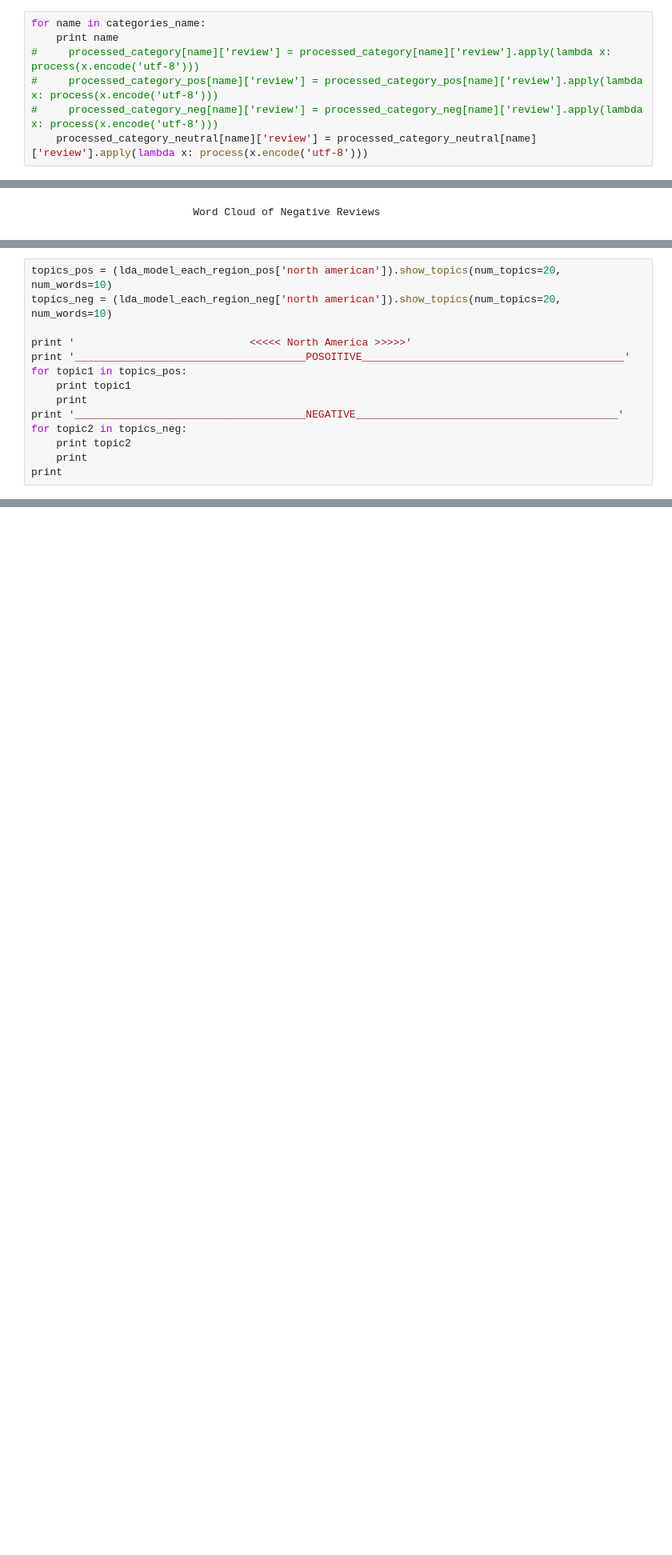
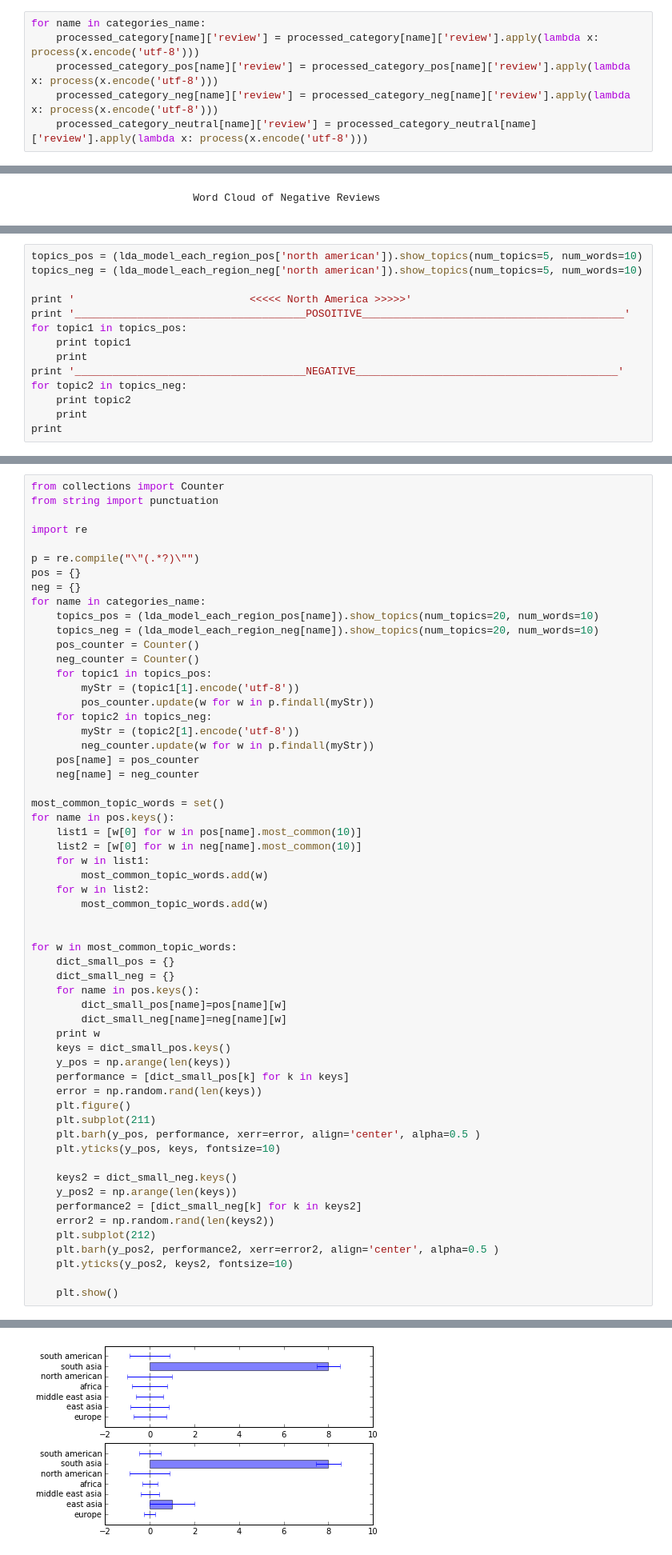
Before and after one commit to atrdjuneChen/YelpAnalysis, a Jupyter notebook: yelp_analysis.ipynb, the cells around one changed output, grey strips where cells are left out. Shown at 80% size. Cells and saved outputs as stored; diff of their text form; blank space fills up the shorter version.

```diff
--- a/yelp_analysis.ipynb
+++ b/yelp_analysis.ipynb
@@ -465,8 +468,7 @@ def has_digit(s):
              Attention: the following functions might take a few minutes.
 # %%
 for name in categories_name:
-    print name
-#     processed_category[name]['review'] = processed_category[name]['review'].apply(lambda x: process(x.encode('utf-8')))
-#     processed_category_pos[name]['review'] = processed_category_pos[name]['review'].apply(lambda x: process(x.encode('utf-8')))
-#     processed_category_neg[name]['review'] = processed_category_neg[name]['review'].apply(lambda x: process(x.encode('utf-8')))
+    processed_category[name]['review'] = processed_category[name]['review'].apply(lambda x: process(x.encode('utf-8')))
+    processed_category_pos[name]['review'] = processed_category_pos[name]['review'].apply(lambda x: process(x.encode('utf-8')))
+    processed_category_neg[name]['review'] = processed_category_neg[name]['review'].apply(lambda x: process(x.encode('utf-8')))
     processed_category_neutral[name]['review'] = processed_category_neutral[name]['review'].apply(lambda x: process(x.encode('utf-8')))
@@ -693,8 +691,8 @@ Our LDA model is now stored as ldamodel. We can review our topics with the print
 
      Following is randomly picking 5 topics from 'North America' using 10 topic words.
 # %%
-topics_pos = (lda_model_each_region_pos['north american']).show_topics(num_topics=20, num_words=10)
-topics_neg = (lda_model_each_region_neg['north american']).show_topics(num_topics=20, num_words=10)
+topics_pos = (lda_model_each_region_pos['north american']).show_topics(num_topics=5, num_words=10)
+topics_neg = (lda_model_each_region_neg['north american']).show_topics(num_topics=5, num_words=10)
 
 print '                            <<<<< North America >>>>>'
 print '_____________________________________POSOITIVE__________________________________________'
@@ -759,0 +742,59 @@ _____________________________________POSOITIVE__________________________________
+# %%
+from collections import Counter
+from string import punctuation
+
+import re
+
+p = re.compile("\"(.*?)\"")
+pos = {}
+neg = {}
+for name in categories_name:
+    topics_pos = (lda_model_each_region_pos[name]).show_topics(num_topics=20, num_words=10)
+    topics_neg = (lda_model_each_region_neg[name]).show_topics(num_topics=20, num_words=10)
+    pos_counter = Counter()
+    neg_counter = Counter()
+    for topic1 in topics_pos:
+        myStr = (topic1[1].encode('utf-8'))
+        pos_counter.update(w for w in p.findall(myStr))
+    for topic2 in topics_neg:
+        myStr = (topic2[1].encode('utf-8'))
+        neg_counter.update(w for w in p.findall(myStr))
+    pos[name] = pos_counter
+    neg[name] = neg_counter
+
+most_common_topic_words = set()
+for name in pos.keys():
+    list1 = [w[0] for w in pos[name].most_common(10)]
+    list2 = [w[0] for w in neg[name].most_common(10)]
+    for w in list1:
+        most_common_topic_words.add(w)
+    for w in list2:
+        most_common_topic_words.add(w)
+
+
+for w in most_common_topic_words:
+    dict_small_pos = {}
+    dict_small_neg = {}
+    for name in pos.keys():
+        dict_small_pos[name]=pos[name][w]
+        dict_small_neg[name]=neg[name][w]
+    print w
+    keys = dict_small_pos.keys()
+    y_pos = np.arange(len(keys))
+    performance = [dict_small_pos[k] for k in keys]
+    error = np.random.rand(len(keys))
+    plt.figure()
+    plt.subplot(211)
+    plt.barh(y_pos, performance, xerr=error, align='center', alpha=0.5 )
+    plt.yticks(y_pos, keys, fontsize=10)
+
+    keys2 = dict_small_neg.keys()
+    y_pos2 = np.arange(len(keys))
+    performance2 = [dict_small_neg[k] for k in keys2]
+    error2 = np.random.rand(len(keys2))
+    plt.subplot(212)
+    plt.barh(y_pos2, performance2, xerr=error2, align='center', alpha=0.5 )
+    plt.yticks(y_pos2, keys2, fontsize=10)
+
+    plt.show()
+# %% [output]
@@ -759,0 +802 @@ _____________________________________POSOITIVE__________________________________
+[figure, added]
```
Also changed, not shown: parts of 17 cells of this notebook.
